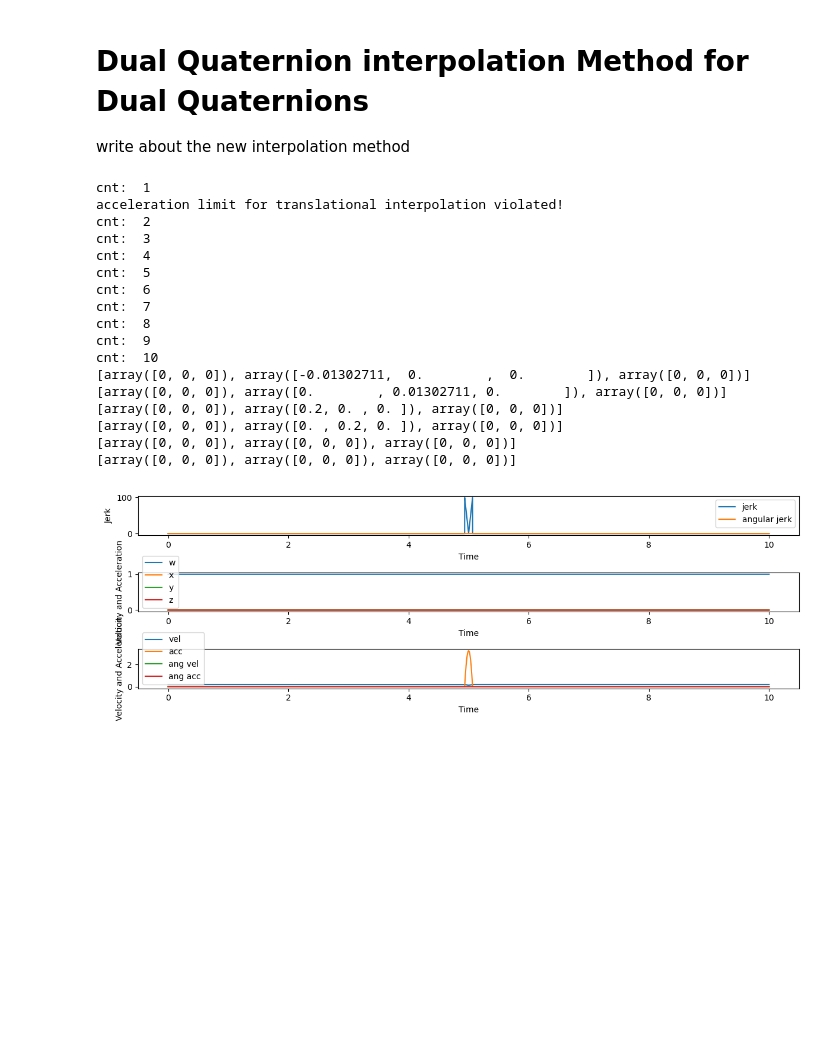
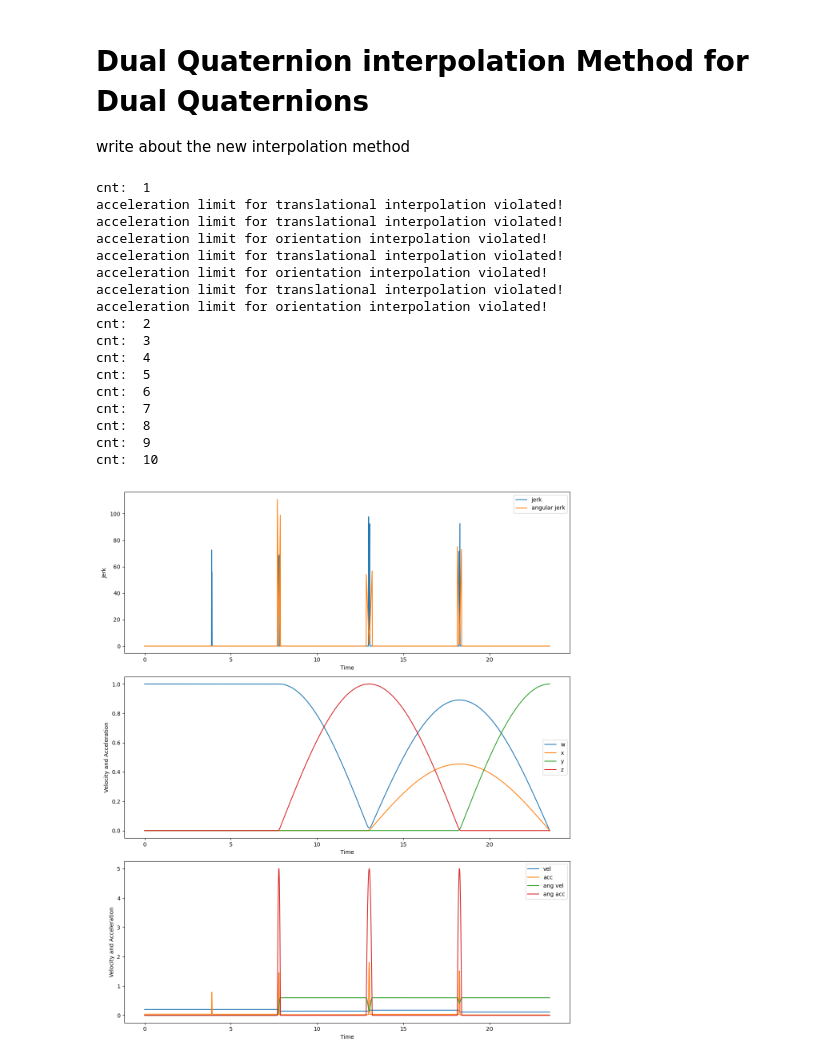
Before and after one commit to JTem/Masterthesis, a Jupyter notebook: 3.4_dual_quaternion_interpolation.ipynb, the cells around one changed output. Saved outputs shown, nothing was run; the diff lists cells and outputs as text; code cells hidden in the pictures; blank space fills up the shorter version.

Commit message:
worked on dualquaternion interpolation

```diff
--- a/3.4_dual_quaternion_interpolation.ipynb
+++ b/3.4_dual_quaternion_interpolation.ipynb
@@ -33,8 +33,38 @@ segments = line_generator.generateSegments(DQ_list, 0.2, 2)
+# %%
+p1 = np.array([-1,0,0])
+p2 = np.array([-0.7, 0.7,0 ])
+p3 = np.array([0, 1,0 ])
+p4 = np.array([0.7,0.8,0.1])
+p5 = np.array([1,0,0.3])
+p6 = np.array([1,-0.5,0])
+
+rx = np.array([1,0,0])
+ry = np.array([0,1,0])
+rz = np.array([0,0,1])
+
+dq1 = DualQuaternion.fromQuatPos(Quaternion.fromAxisAngle(np.pi*0.0, rx), p1)
+dq2 = DualQuaternion.fromQuatPos(Quaternion.fromAxisAngle(np.pi*0.0, rx), p2)
+dq3 = DualQuaternion.fromQuatPos(Quaternion.fromAxisAngle(np.pi*0.0, ry), p3)
+dq4 = DualQuaternion.fromQuatPos(Quaternion.fromAxisAngle(np.pi*1.0, rz), p4)
+dq5 = DualQuaternion.fromQuatPos(Quaternion.fromAxisAngle(np.pi*0.3, rx), p5)
+dq6 = DualQuaternion.fromQuatPos(Quaternion.fromAxisAngle(np.pi*1.0, ry), p6)
+
+DQ_list = [dq1, dq2, dq3, dq4, dq5, dq6]
+
+arc_generator = ArcGenerator()
+
+segments = arc_generator.generateSegments(DQ_list, 0.2, .6)
 # %%
-trajectory = DQQBTrajectoryGenerator(segments, 10, 100, 5, 100)
+trajectory = DQQBTrajectoryGenerator(segments, 10, 100, 5, 150)
 # %% [output]
 cnt:  1
 acceleration limit for translational interpolation violated!
+acceleration limit for translational interpolation violated!
+acceleration limit for orientation interpolation violated!
+acceleration limit for translational interpolation violated!
+acceleration limit for orientation interpolation violated!
+acceleration limit for translational interpolation violated!
+acceleration limit for orientation interpolation violated!
 cnt:  2
 cnt:  3
 cnt:  4
@@ -44,14 +74,8 @@ cnt:  7
 cnt:  8
 cnt:  9
 cnt:  10
-[array([0, 0, 0]), array([-0.01302711,  0.        ,  0.        ]), array([0, 0, 0])]
-[array([0, 0, 0]), array([0.        , 0.01302711, 0.        ]), array([0, 0, 0])]
-[array([0, 0, 0]), array([0.2, 0. , 0. ]), array([0, 0, 0])]
-[array([0, 0, 0]), array([0. , 0.2, 0. ]), array([0, 0, 0])]
-[array([0, 0, 0]), array([0, 0, 0]), array([0, 0, 0])]
-[array([0, 0, 0]), array([0, 0, 0]), array([0, 0, 0])]
 # %%
-time_vec = np.arange(0, trajectory.time_vector[-1]+0.001, 0.001)
+time_vec = np.arange(0, trajectory.time_vector[-1]+0.01, 0.01)
 qw = []
 qx = []
 qy = []
@@ -94,7 +118,7 @@ for t in time_vec:
     qy.append(quaternion.y)
     qz.append(quaternion.z)
 # %%
-fig, (ax1, ax2, ax3) = plt.subplots(3, 1, figsize=(12, 4))
+fig, (ax1, ax2, ax3) = plt.subplots(3, 1, figsize=(12, 14))
 
 # Plot the quaternion values in the first subplot (ax1)
 ax1.plot(time_vec, jerk_norm_list, label = "jerk")
@@ -107,31 +131,31 @@ ax1.legend()
 
 #ax2.plot(time_vec, vel_norm_list, label = "vel")
 #ax2.plot(time_vec, acc_norm_list, label = "acc")
 
 # ax2.plot(time_vec, ang_vel_norm_list, label = "ang vel")
 # ax2.plot(time_vec, ang_acc_norm_list, label = "ang acc")
 ax2.plot(time_vec, qw, label = "w")
 ax2.plot(time_vec, qx, label = "x")
 ax2.plot(time_vec, qy, label = "y")
 ax2.plot(time_vec, qz, label = "z")
 
 ax2.set_xlabel('Time')
 ax2.set_ylabel('Velocity and Acceleration')
 ax2.legend()
 
 
 ax3.plot(time_vec, vel_norm_list, label = "vel")
 ax3.plot(time_vec, acc_norm_list, label = "acc")
 
 ax3.plot(time_vec, ang_vel_norm_list, label = "ang vel")
 ax3.plot(time_vec, ang_acc_norm_list, label = "ang acc")
 
 ax3.set_xlabel('Time')
 ax3.set_ylabel('Velocity and Acceleration')
 ax3.legend()
 
 # # Adjust the layout and display the plot
 plt.tight_layout()
 plt.show()
 # %% [output]
-[figure, old version]
+[figure, new version]
```
Also changed, not shown: parts of 4 cells of this notebook, 13 other files.
